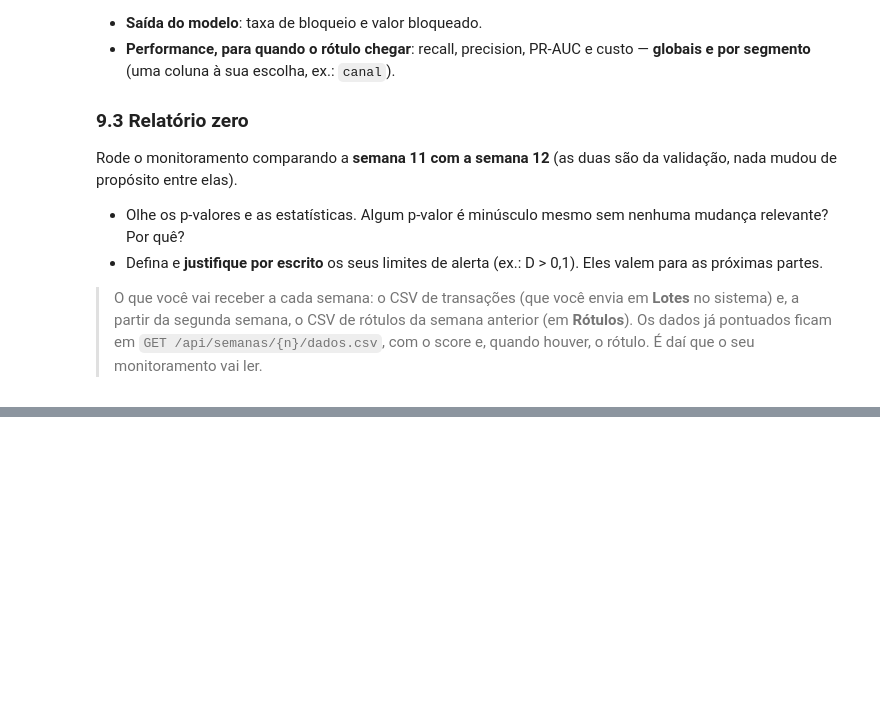
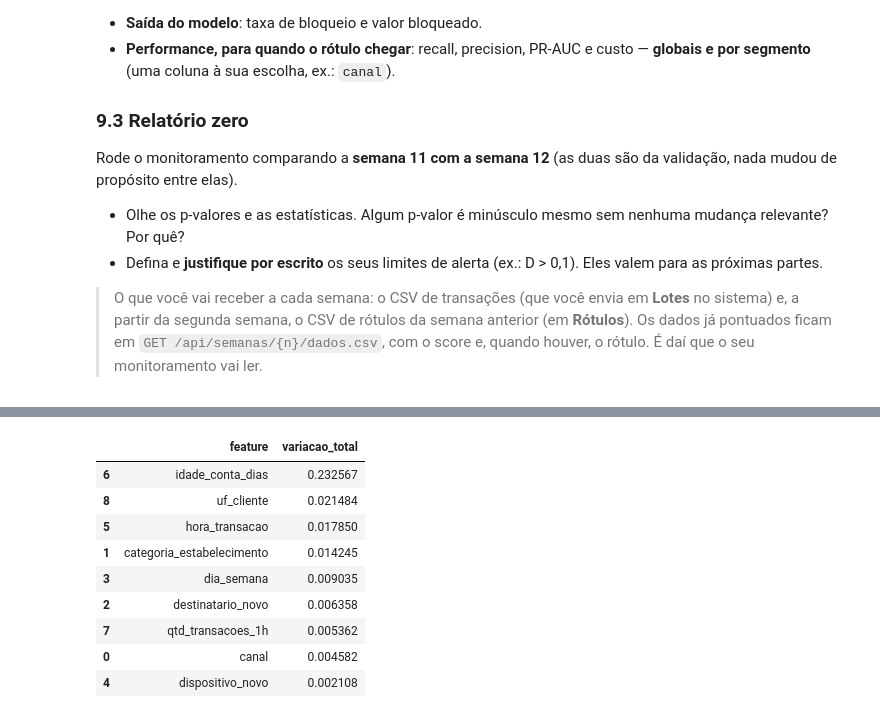
Before and after one commit to MayumiCastiglioni/MLOpsAntifraudAuroraBank, a Jupyter notebook: parte1.ipynb, the cells around one changed output, grey strips where cells are left out. Saved outputs shown, nothing was run; the diff lists cells and outputs as text; code cells hidden in the pictures; blank space fills up the shorter version.

```diff
--- a/parte1.ipynb
+++ b/parte1.ipynb
@@ -366,0 +455,15 @@ Pendente: implementar drift e relatório zero, justificar limites e arquivar ref
+# %%
+tabela_tv = pd.DataFrame(relatorio_zero['categoricas'])
+resumo_tv = tabela_tv.groupby('feature', as_index=False)['variacao_total'].max().sort_values('variacao_total', ascending=False)
+display(resumo_tv.head(10))
+# %% [output]
+|  | feature | variacao_total |
+| 6 | idade_conta_dias | 0.232567 |
+| 8 | uf_cliente | 0.021484 |
+| 5 | hora_transacao | 0.017850 |
+| 1 | categoria_estabelecimento | 0.014245 |
+| 3 | dia_semana | 0.009035 |
+| 2 | destinatario_novo | 0.006358 |
+| 7 | qtd_transacoes_1h | 0.005362 |
+| 0 | canal | 0.004582 |
+| 4 | dispositivo_novo | 0.002108 |
```
Also changed, not shown: parts of 18 cells of this notebook, 18 other files.
